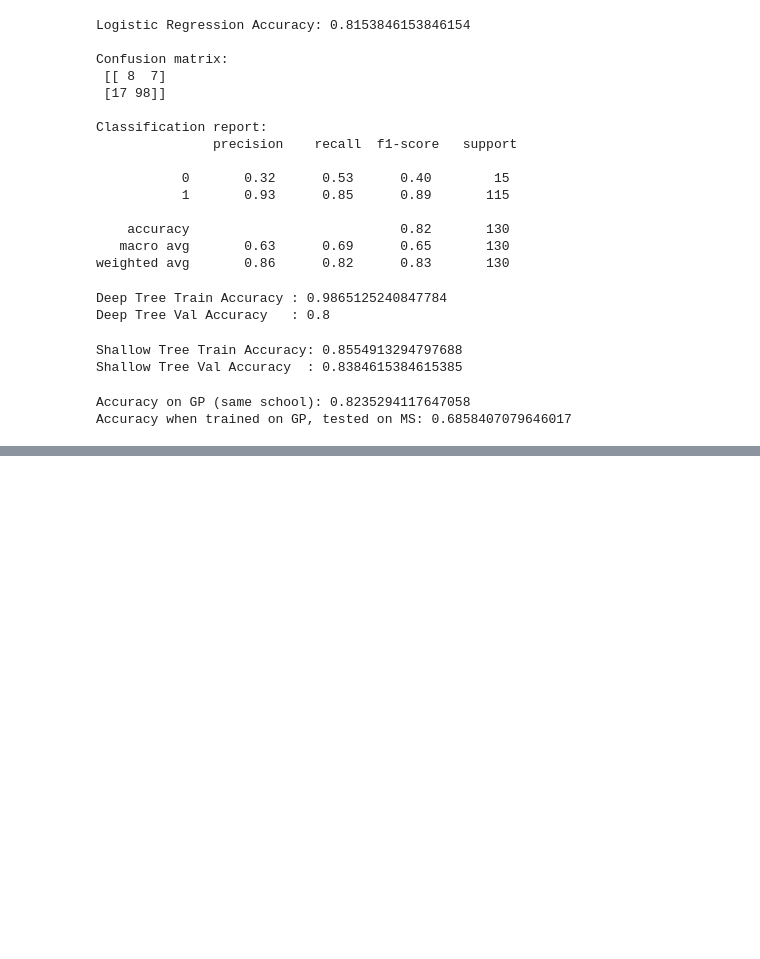
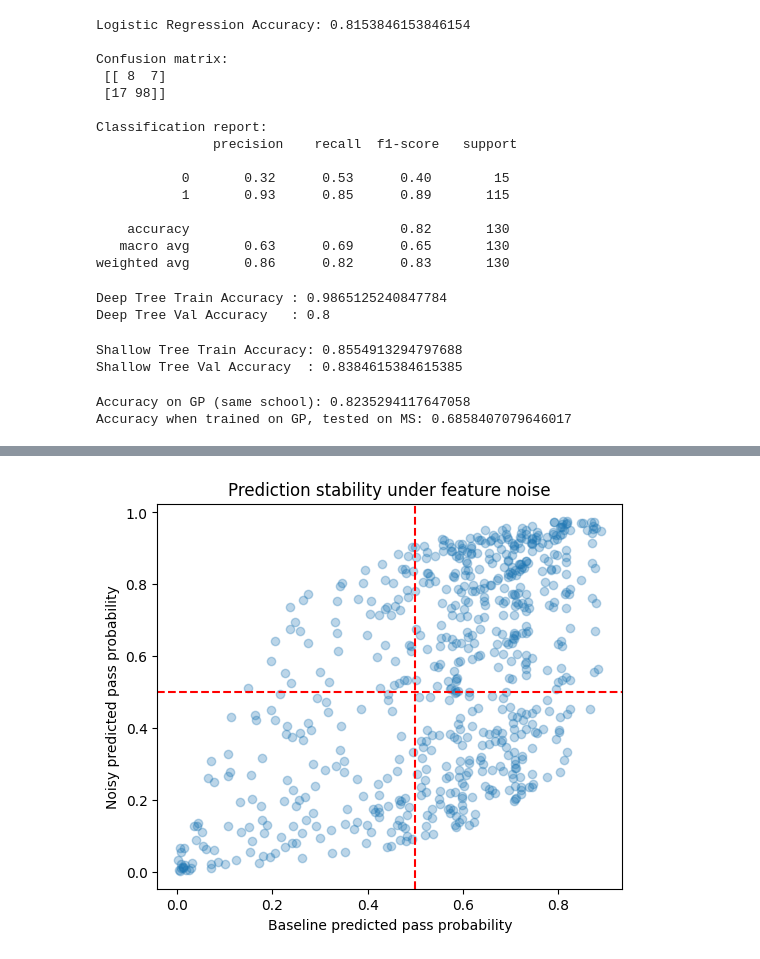
Before and after one commit to faizdevx/PREDICTING_ME, a Jupyter notebook: pred_me.ipynb, the cells around one changed output, grey strips where cells are left out. Drawn from its saved outputs; the diff is of its cells as text; code cells hidden in the pictures; blank space fills up the shorter version.

```diff
--- a/pred_me.ipynb
+++ b/pred_me.ipynb
@@ -599,0 +858,11 @@ plt.show()
+# %%
+plt.figure(figsize=(6, 5))
+plt.scatter(base_probs, noisy_probs, alpha=0.3)
+plt.xlabel("Baseline predicted pass probability")
+plt.ylabel("Noisy predicted pass probability")
+plt.title("Prediction stability under feature noise")
+plt.axhline(0.5, color="red", linestyle="--")
+plt.axvline(0.5, color="red", linestyle="--")
+plt.show()
+# %% [output]
+[figure, added]
```
Also changed, not shown: parts of 15 cells of this notebook, 1 other file.
